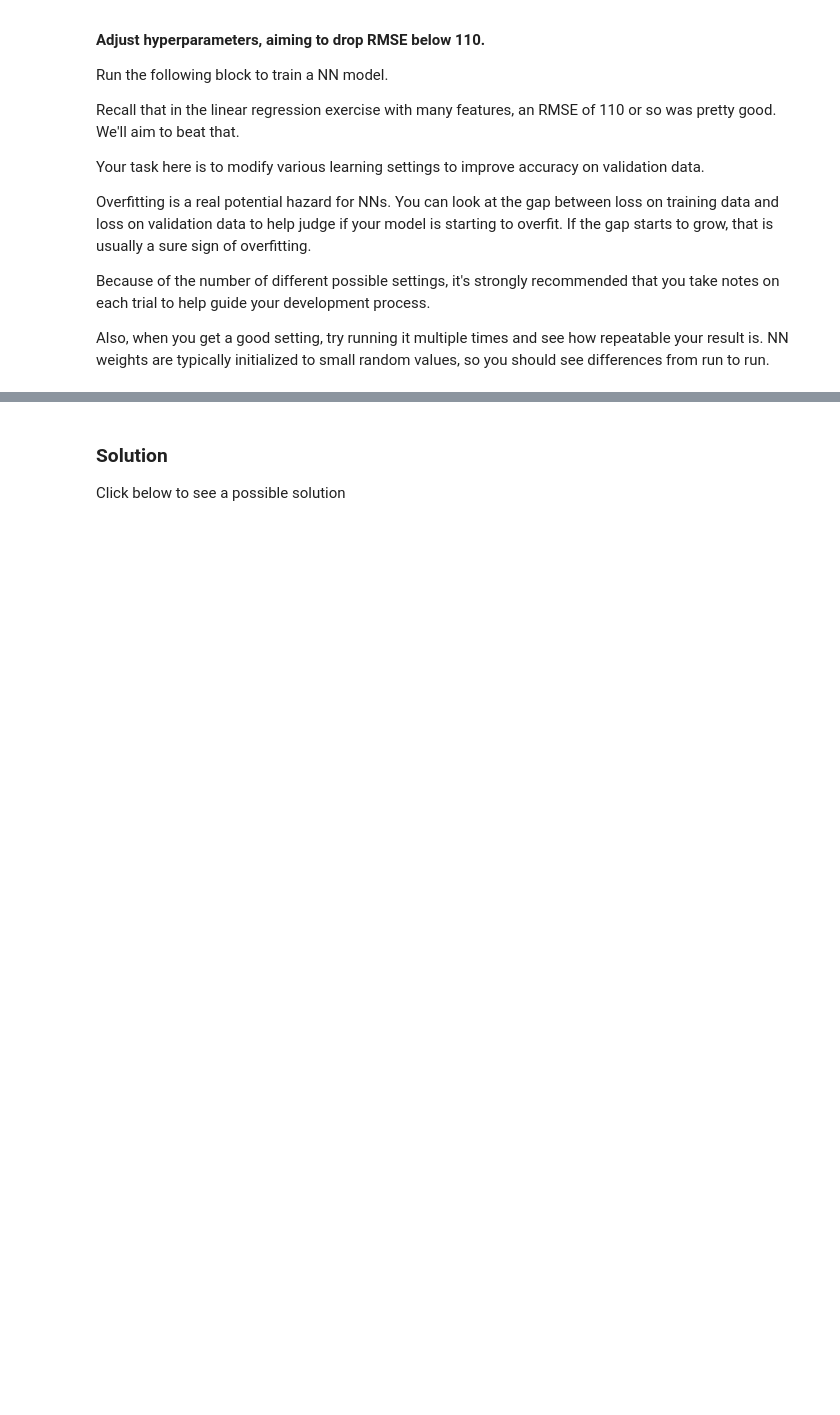
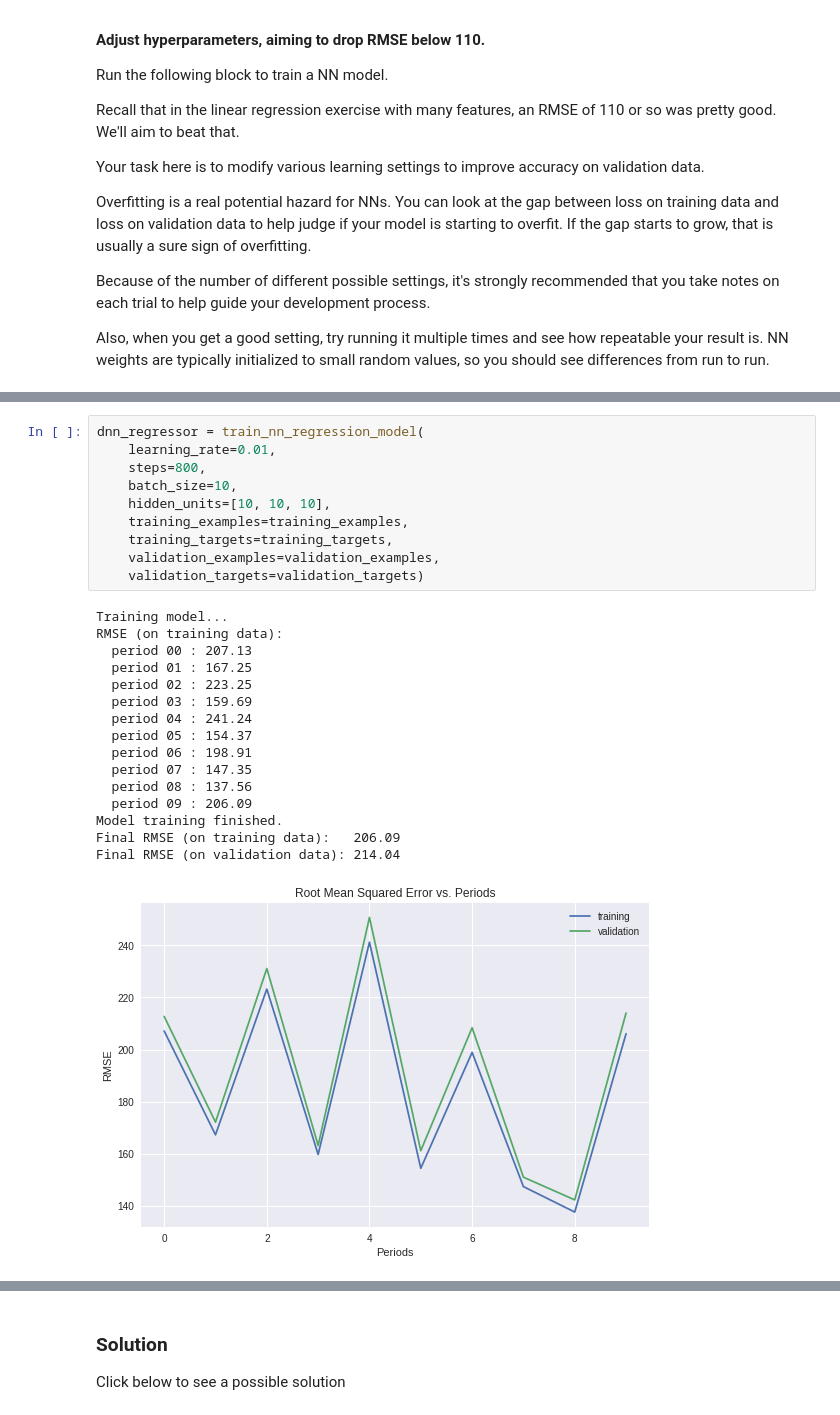
Before and after one commit to steineron/TensowFlowFirstSteps, a Jupyter notebook: intro_to_neural_nets.ipynb, the cells around one changed output, grey strips where cells are left out. Saved outputs shown, nothing was run; the diff lists cells and outputs as text; blank space fills up the shorter version.

```diff
--- a/intro_to_neural_nets.ipynb
+++ b/intro_to_neural_nets.ipynb
@@ -300,0 +434,27 @@ dnn_regressor = train_nn_regression_model(
+# %%
+dnn_regressor = train_nn_regression_model(
+    learning_rate=0.01,
+    steps=800,
+    batch_size=10,
+    hidden_units=[10, 10, 10],
+    training_examples=training_examples,
+    training_targets=training_targets,
+    validation_examples=validation_examples,
+    validation_targets=validation_targets)
+# %% [output]
+Training model...
+RMSE (on training data):
+  period 00 : 207.13
+  period 01 : 167.25
+  period 02 : 223.25
+  period 03 : 159.69
+  period 04 : 241.24
+  period 05 : 154.37
+  period 06 : 198.91
+  period 07 : 147.35
+  period 08 : 137.56
+  period 09 : 206.09
+Model training finished.
+Final RMSE (on training data):   206.09
+Final RMSE (on validation data): 214.04
+[figure, added]
```
Also changed, not shown: parts of 26 cells of this notebook.
